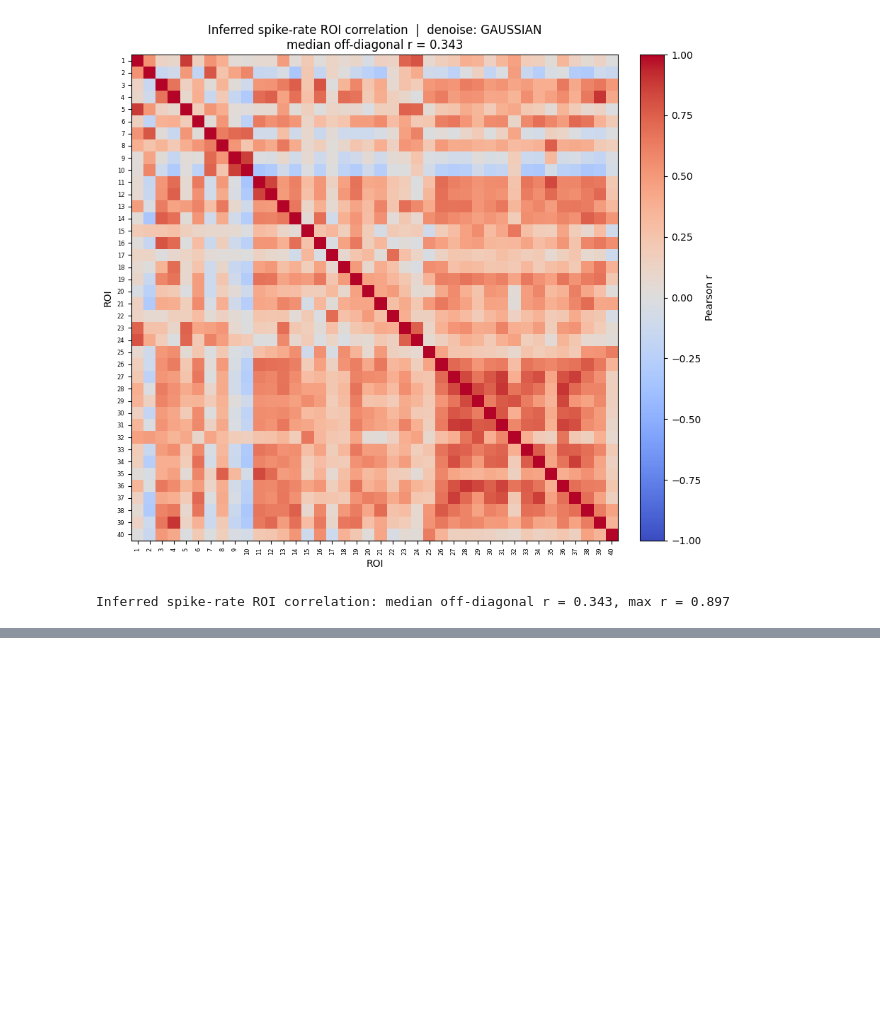
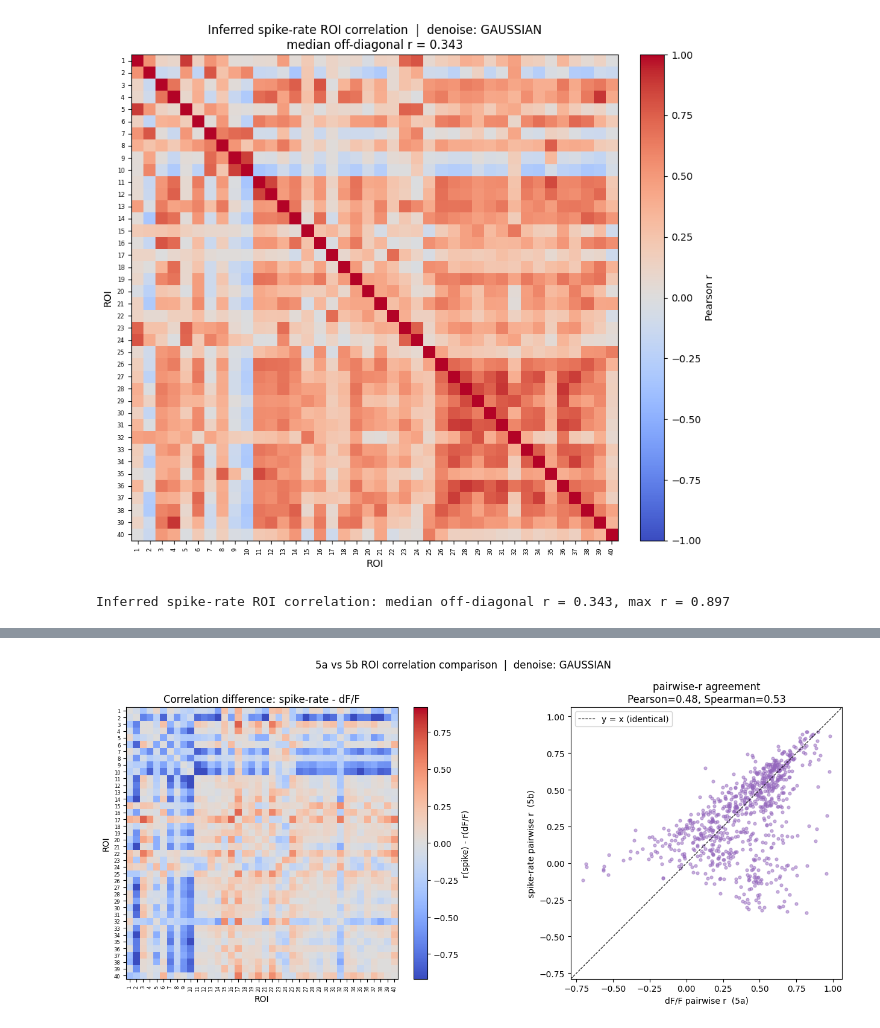
Before and after one commit to leo-lopster/KSLSpikeInference, a Jupyter notebook: main/main.ipynb, the cells around one changed output, grey strips where cells are left out. Drawn from its saved outputs; the diff is of its cells as text; code cells hidden in the pictures; blank space fills up the shorter version.

Commit message:
Fix main.ipynb data paths, restore section 5c, draw every frame in 3c

```diff
--- a/main/main.ipynb
+++ b/main/main.ipynb
@@ -62,9 +62,12 @@ except ImportError:                       # tqdm is optional -- degrade to a no-
 # %%
 # --- Data location -------------------------------------------------------------
 # Frames are one .npy per timepoint, named ImageData_Ch<CHANNEL>_TP<#######>.npy
-DATA_DIR = Path("raw")            # local SlideBook-style export used here
-# If you CLONED this repo, use the bundled sample data instead:
-#   DATA_DIR = Path("KSLSpikeInference/input_data")
+# NOTE: relative paths here resolve against the notebook's working directory, which is
+# this file's folder (`main/`). A bare Path("raw") therefore means `main/raw`, which does
+# not exist -- the SlideBook export lives outside the repo, so point at it absolutely.
+DATA_DIR = Path("/Users/samsonho/KSL/leftDRGcut/raw")   # local SlideBook-style export
+# If you CLONED this repo, put your frames in the bundled input folder and use:
+#   DATA_DIR = Path("../input_data")
 # Data format is always .npy (one frame per file).
 CHANNEL = 0                       # which Ch<N> to analyze
 
@@ -83,8 +86,8 @@ BASELINE_WINDOW_S = 15    # rolling window length (s)
 
 # --- CASCADE DS40 spike inference (section 4) -----------------------------------
 CASCADE_ENV_PYTHON = Path("/Users/samsonho/exit()/envs/CASCADE/bin/python")  # env WITH TensorFlow
-CASCADE_ROOT = Path("cascade_runtime")          # holds cascade2p/ + Pretrained_models/
-CASCADE_BRIDGE = Path("run_cascade_ds40.py")    # subprocess bridge shipped with this repo
+CASCADE_ROOT = Path("/Users/samsonho/KSL/leftDRGcut/cascade_runtime")  # cascade2p/ + Pretrained_models/ (kept outside this repo)
+CASCADE_BRIDGE = Path("../data_pre-n-vis/run_cascade_ds40.py")        # subprocess bridge shipped with this repo
 CASCADE_MODEL_NAME = "Spinal_cord_excitatory_30Hz_smoothing50ms"
 
 # --- Interactive napari viewer: OFF by default (see the napari cell in section 3) --
@@ -658,0 +680,77 @@ Inferred spike-rate ROI correlation: median off-diagonal r = 0.343, max r = 0.89
+# %%
+from scipy.stats import pearsonr, spearmanr
+
+# The two ROI x ROI matrices to compare, as upper-triangle pairwise correlations.
+iu = np.triu_indices(len(roi_names), 1)
+r_dff = corr_dff[iu]        # dF/F pairwise r  (5a)
+r_spk = corr_spikes[iu]     # spike-rate pairwise r  (5b)
+
+# 1) Do the two sets of pairwise correlations agree? Pearson (linear) + Spearman (rank).
+pear_r, pear_p = pearsonr(r_dff, r_spk)
+spear_r, spear_p = spearmanr(r_dff, r_spk)
+
+
+# 2) Mantel test: is the overall similarity of the two correlation matrices beyond chance?
+#    The pairwise r's are not independent (they share ROIs), so an ordinary p-value is invalid.
+#    Permuting ROI labels of one matrix keeps that dependence structure intact.
+def _fastcorr(a, b):
+    a = a - a.mean(); b = b - b.mean()
+    return float((a * b).sum() / np.sqrt((a * a).sum() * (b * b).sum()))
+
+
+def mantel_test(A, B, n_perm=5000, seed=0):
+    rng = np.random.default_rng(seed)
+    n = A.shape[0]
+    tri = np.triu_indices(n, 1)
+    a = A[tri]
+    obs = _fastcorr(a, B[tri])
+    ge = 1  # count the observed statistic itself
+    for _ in range(n_perm):
+        p = rng.permutation(n)
+        if _fastcorr(a, B[np.ix_(p, p)][tri]) >= obs:
+            ge += 1
+    return obs, ge / (n_perm + 1)
+
+
+mantel_r, mantel_p = mantel_test(corr_dff, corr_spikes, n_perm=5000)
+
+# 3) Where do they differ? element-wise difference + which pairs move most.
+diff = corr_spikes - corr_dff
+np.fill_diagonal(diff, 0.0)
+d = r_spk - r_dff
+rms = float(np.sqrt(np.mean(d ** 2)))
+n_flip = int(np.sum(np.sign(r_dff) != np.sign(r_spk)))
+
+fig, (ax0, ax1) = plt.subplots(1, 2, figsize=(15, 6))
+vlim = float(np.percentile(np.abs(diff[iu]), 99)) or 1.0
+im = ax0.imshow(diff, cmap="coolwarm", vmin=-vlim, vmax=vlim)
+fig.colorbar(im, ax=ax0, fraction=0.046, pad=0.04, label="r(spike) - r(dF/F)")
+ticks = range(len(roi_names))
+ax0.set_xticks(ticks); ax0.set_xticklabels([int(i) for i in roi_ids], fontsize=6, rotation=90)
+ax0.set_yticks(ticks); ax0.set_yticklabels([int(i) for i in roi_ids], fontsize=6)
+ax0.set_xlabel("ROI"); ax0.set_ylabel("ROI")
+ax0.set_title("Correlation difference: spike-rate - dF/F")
+
+lo = min(r_dff.min(), r_spk.min()); hi = max(r_dff.max(), r_spk.max())
+pad = 0.05 * (hi - lo + 1e-9)
+ax1.plot([lo - pad, hi + pad], [lo - pad, hi + pad], "k--", lw=0.8, label="y = x (identical)")
+ax1.scatter(r_dff, r_spk, s=12, alpha=0.5, color="tab:purple")
+ax1.set_xlim(lo - pad, hi + pad); ax1.set_ylim(lo - pad, hi + pad); ax1.set_aspect("equal")
+ax1.set_xlabel("dF/F pairwise r  (5a)"); ax1.set_ylabel("spike-rate pairwise r  (5b)")
+ax1.set_title(f"pairwise-r agreement\nPearson={pear_r:.2f}, Spearman={spear_r:.2f}")
+ax1.legend(loc="upper left")
+fig.suptitle(f"5a vs 5b ROI correlation comparison  |  denoise: {METHOD_LABEL}")
+fig.tight_layout(); save_fig(fig, f"5c_corr_comparison_{DENOISE_METHOD}"); plt.show()
+
+print(f"Agreement between the two correlation structures (n = {len(r_dff)} ROI pairs):")
+print(f"  Pearson  r   = {pear_r:.3f}  (p = {pear_p:.1e})")
+print(f"  Spearman rho = {spear_r:.3f}  (p = {spear_p:.1e})")
+print(f"  Mantel   r   = {mantel_r:.3f}  (p = {mantel_p:.4f}, 5000 permutations)")
+print(f"  RMS difference = {rms:.3f} r-units;  sign flips = {n_flip}/{len(d)} pairs")
+top = np.argsort(-np.abs(d))[:5]
+print("Most-changed ROI pairs (dF/F r -> spike-rate r):")
+for k in top:
+    i, j = iu[0][k], iu[1][k]
+    print(f"  ROI {int(roi_ids[i])}-{int(roi_ids[j])}: {r_dff[k]:+.2f} -> {r_spk[k]:+.2f}  (delta = {d[k]:+.2f})")
+# %% [output]
+[figure, added]
```
Also changed, not shown: parts of 5 cells of this notebook, 1 other file.
